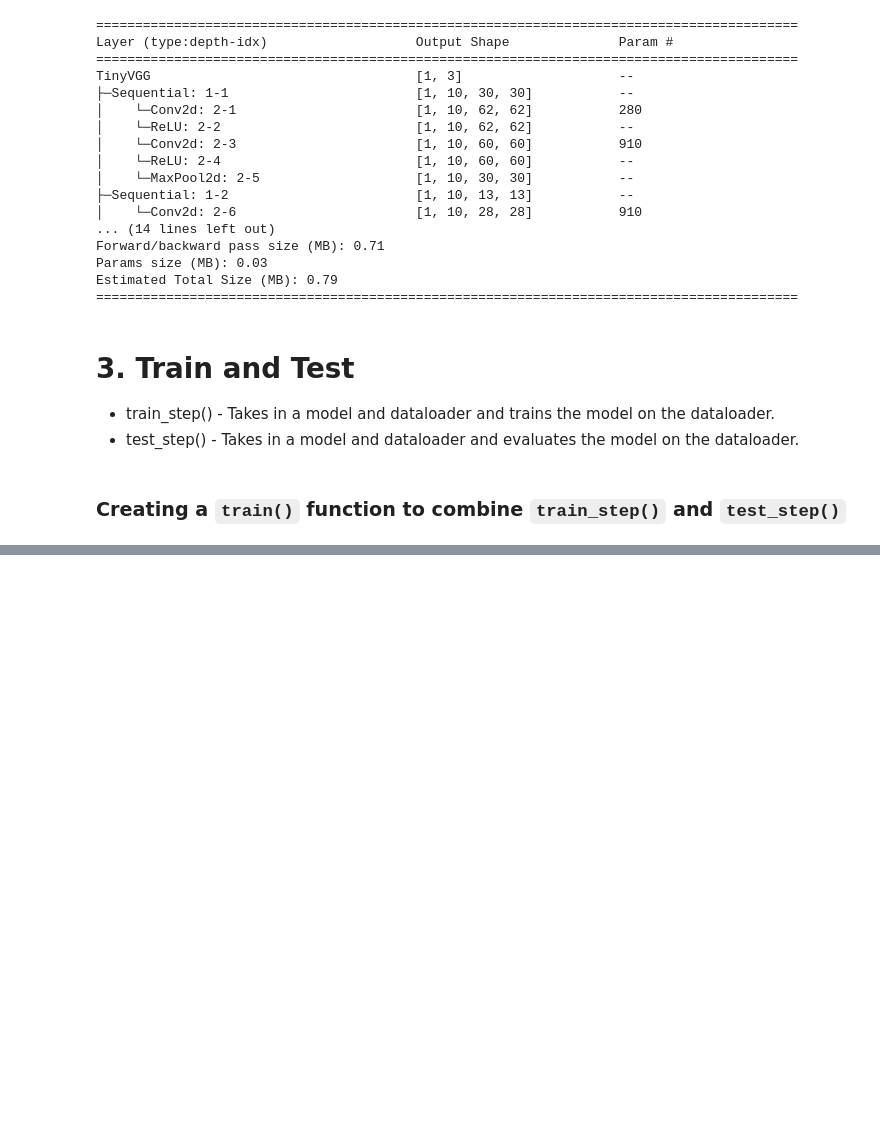
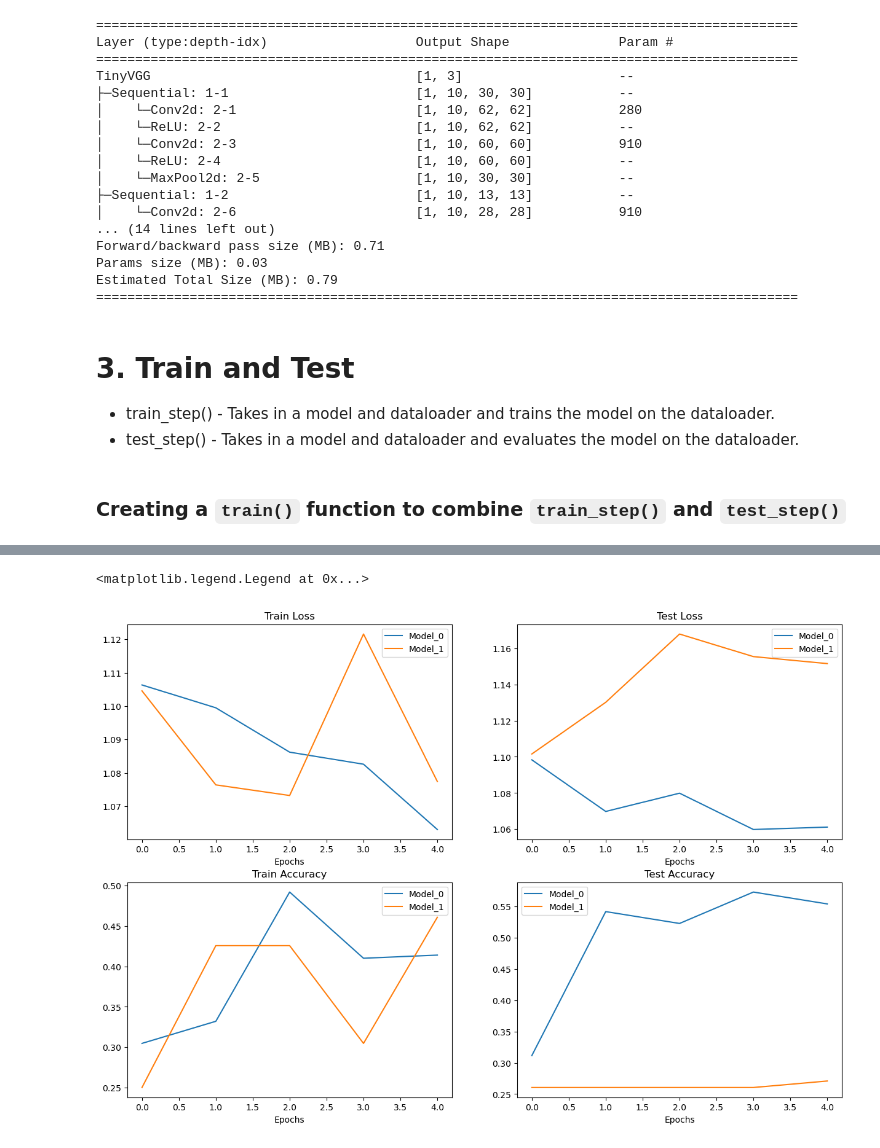
Before and after one commit to Hamid-Manouchehri/ML_DL_PyTorch, a Jupyter notebook: notebooks/custom_dataset.ipynb, the cells around one changed output, grey strips where cells are left out. Saved outputs shown, nothing was run; the diff lists cells and outputs as text; code cells hidden in the pictures; blank space fills up the shorter version.

```diff
--- a/notebooks/custom_dataset.ipynb
+++ b/notebooks/custom_dataset.ipynb
@@ -891,0 +972,6 @@ UnboundLocalError: local variable 'train_loss' referenced before assignment
+# %%
+# Turn image folders into Datasets
+train_data_augmented = datasets.ImageFolder(root=train_dir,
+                                            transform=train_transform_trivial)
+test_data_simple = datasets.ImageFolder(root=test_dir,
+                                        transform=test_transform_simple)
@@ -891,0 +1084,4 @@ UnboundLocalError: local variable 'train_loss' referenced before assignment
+# %%
+model_0_df = pd.DataFrame(model_0_results)
+model_1_df = pd.DataFrame(model_1_results)
+model_0_df
@@ -891,0 +1095,39 @@ UnboundLocalError: local variable 'train_loss' referenced before assignment
+# %%
+plt.figure(figsize=(15, 10))
+
+epochs = range(len(model_0_df))
+
+# Plot for train loss
+plt.subplot(2, 2, 1)
+plt.plot(epochs, model_0_df["train_loss"], label="Model_0")
+plt.plot(epochs, model_1_df["train_loss"], label="Model_1")
+plt.title("Train Loss")
+plt.xlabel("Epochs")
+plt.legend()
+
+# Plot for train accuracy
+plt.subplot(2, 2, 3)
+plt.plot(epochs, model_0_df["train_acc"], label="Model_0")
+plt.plot(epochs, model_1_df["train_acc"], label="Model_1")
+plt.title("Train Accuracy")
+plt.xlabel("Epochs")
+plt.legend()
+
+# Plot for test loss
+plt.subplot(2, 2, 2)
+plt.plot(epochs, model_0_df["test_loss"], label="Model_0")
+plt.plot(epochs, model_1_df["test_loss"], label="Model_1")
+plt.title("Test Loss")
+plt.xlabel("Epochs")
+plt.legend()
+
+# Plot for test accuracy
+plt.subplot(2, 2, 4)
+plt.plot(epochs, model_0_df["test_acc"], label="Model_0")
+plt.plot(epochs, model_1_df["test_acc"], label="Model_1")
+plt.title("Test Accuracy")
+plt.xlabel("Epochs")
+plt.legend()
+# %% [output]
+<matplotlib.legend.Legend at 0x...>
+[figure, added]
```
Also changed, not shown: parts of 42 cells of this notebook, 5 other files.
